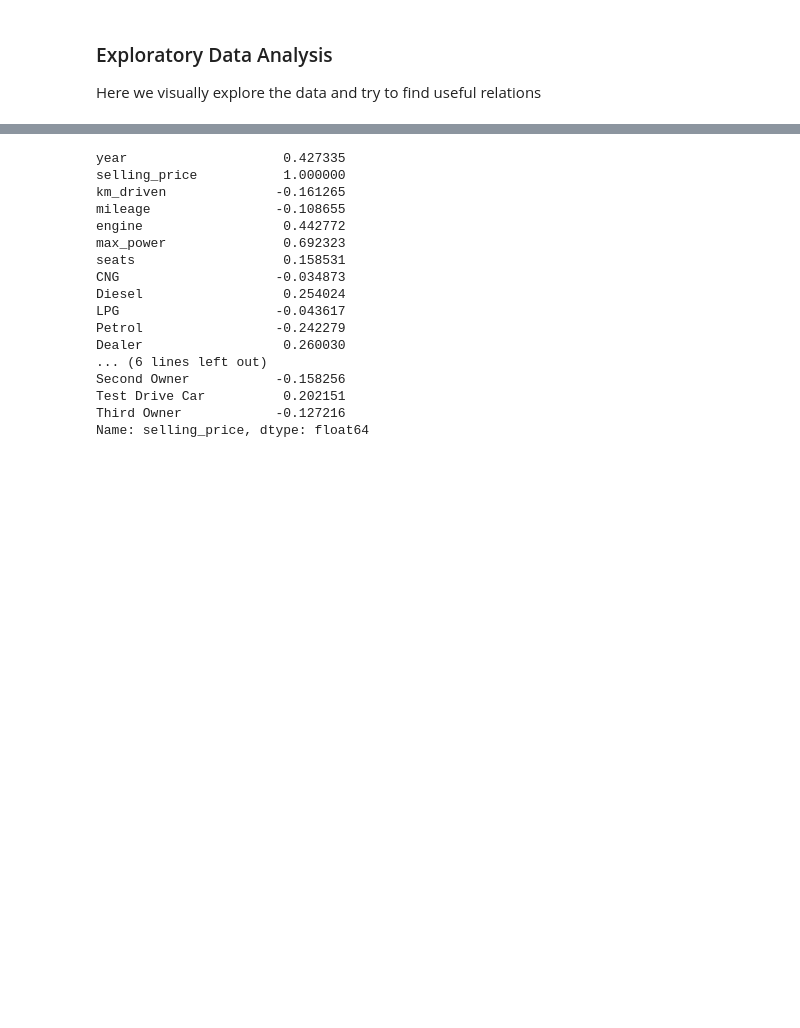
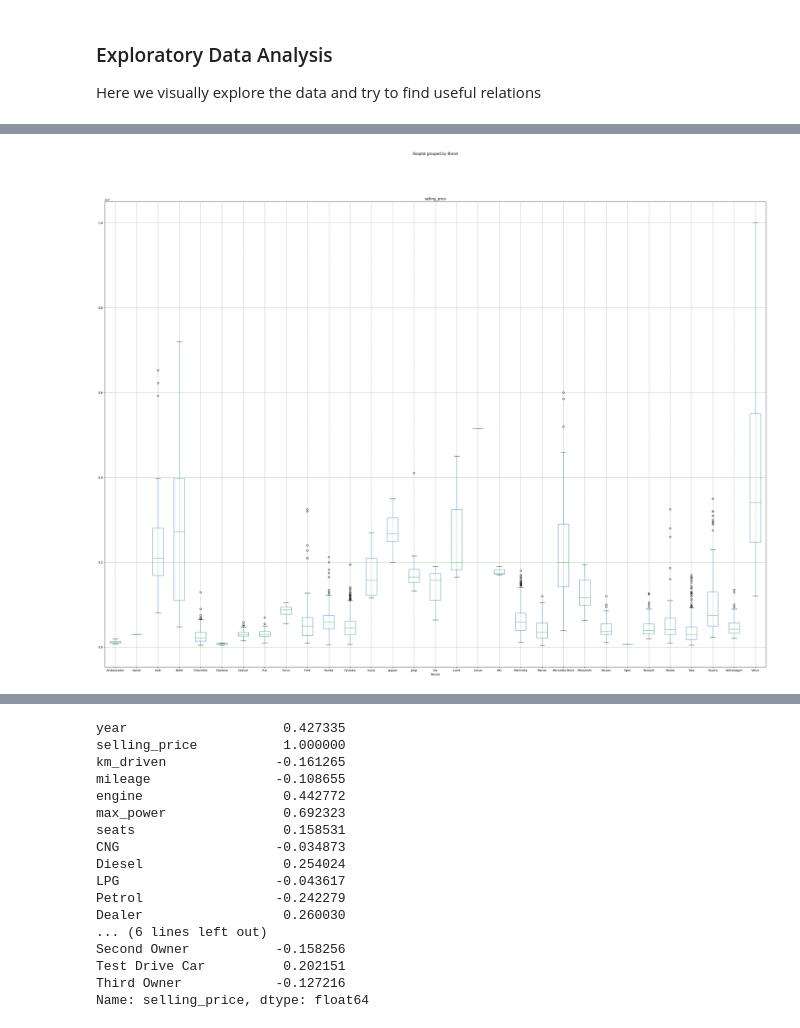
Before and after one commit to haverstein/CarDekho-Analysis, a Jupyter notebook: Copy_of_CarDekho_Analysis.ipynb, the cells around one changed output, grey strips where cells are left out. Saved outputs shown, nothing was run; the diff lists cells and outputs as text; code cells hidden in the pictures; blank space fills up the shorter version.

```diff
--- a/Copy_of_CarDekho_Analysis.ipynb
+++ b/Copy_of_CarDekho_Analysis.ipynb
@@ -316,3 +314,9 @@ Text(0.5, 1.0, 'Average selling price vs Brand for Top 10 brands')
+# %%
+fig, ax = plt.subplots(figsize=(40, 30))
+df.boxplot('selling_price', by='Brand', ax=ax);
+plt.grid(color = 'green', linestyle = '--', linewidth = 0.5)
+# %% [output]
+[figure, added]
 # %%
 # sns.heatmap(df.corr(),cmap='')
 df.corr()
```
Also changed, not shown: parts of 11 cells of this notebook.
